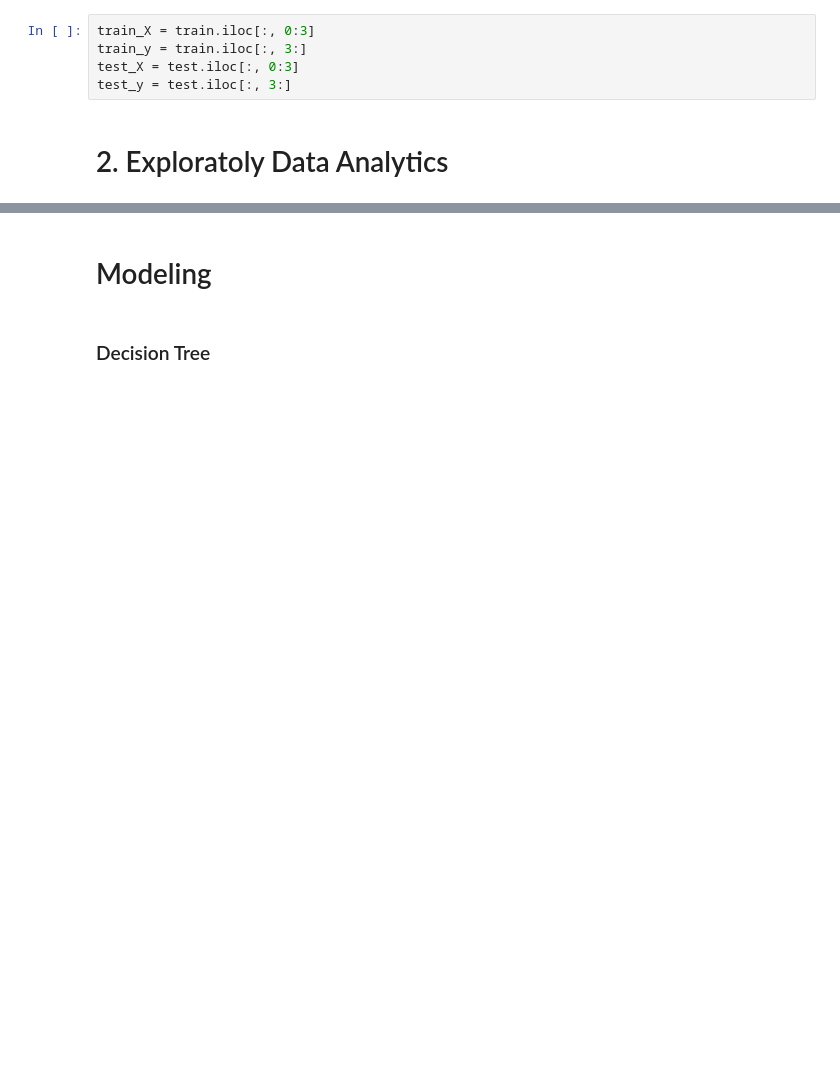
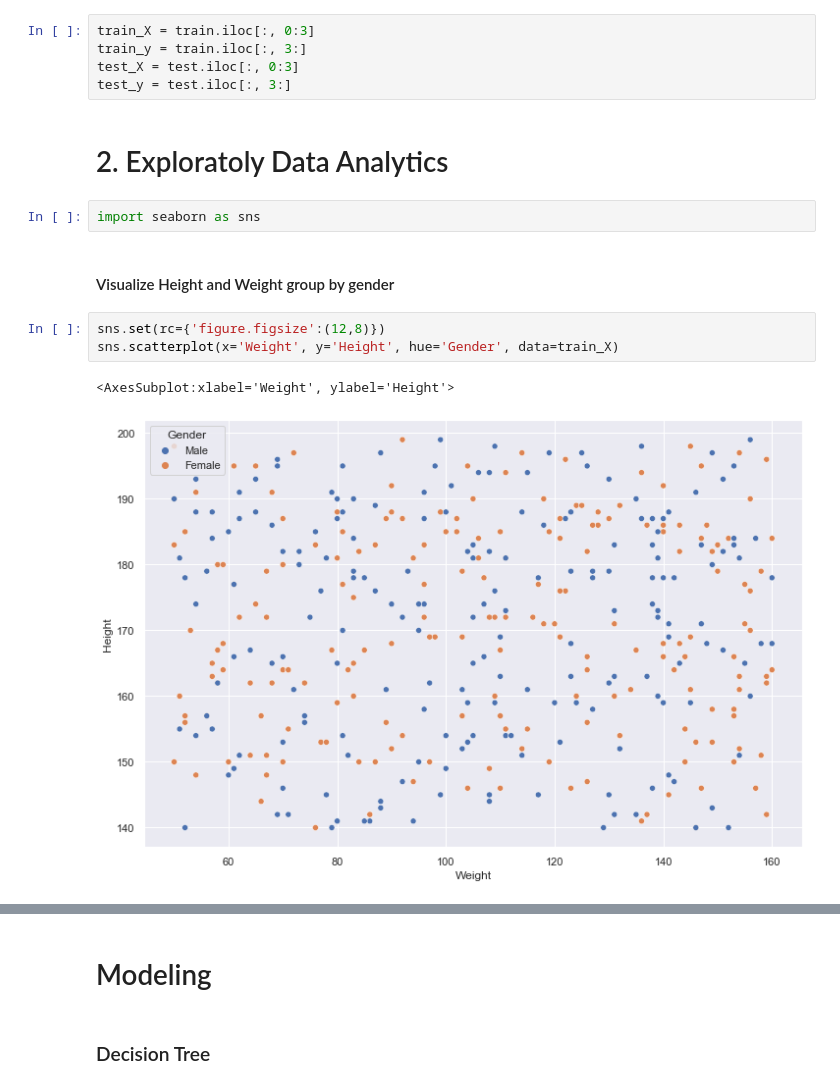
Before and after one commit to wldgkdl/Obesity_classifier, a Jupyter notebook: training/Classification_models.ipynb, the cells around one changed output, grey strips where cells are left out. Drawn from its saved outputs; the diff is of its cells as text; blank space fills up the shorter version.

```diff
--- a/training/Classification_models.ipynb
+++ b/training/Classification_models.ipynb
@@ -90,3 +108,13 @@ test_X = test.iloc[:, 0:3]
 test_y = test.iloc[:, 3:]
 # %% [markdown]
 # 2. Exploratoly Data Analytics #
+# %%
+import seaborn as sns
+# %% [markdown]
+#### Visualize Height and Weight group by gender ####
+# %%
+sns.set(rc={'figure.figsize':(12,8)})
+sns.scatterplot(x='Weight', y='Height', hue='Gender', data=train_X)
+# %% [output]
+<AxesSubplot:xlabel='Weight', ylabel='Height'>
+[figure, added]
```
Also changed, not shown: parts of 25 cells of this notebook, 1 other file.
